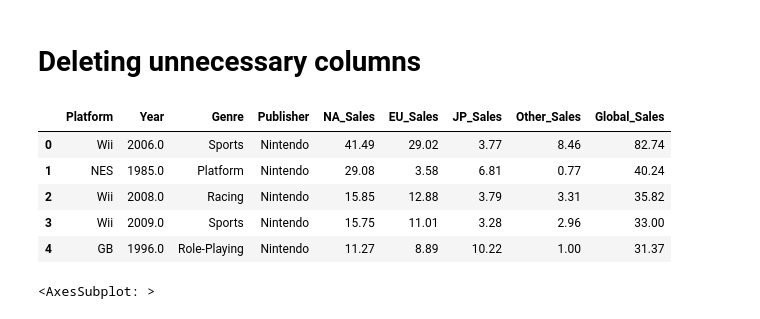
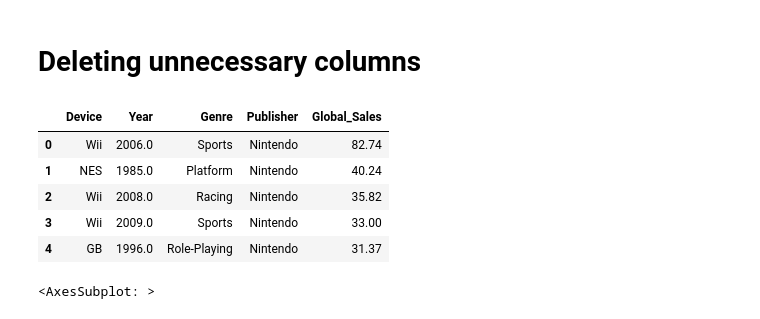
Before and after one commit to PKrystian/DataSetGames_Project, a Jupyter notebook: DataSetGames_Project.ipynb, the cells around one changed output. Drawn from its saved outputs; the diff is of its cells as text; code cells hidden in the pictures.

Commit message:
.gitignore: 	Removed tracking for __pycache__
DataManager:
	Fixed some methods ( added self etc. )

DataSetGames_Project:
	Switched cascading code to OOP based on created classes

```diff
--- a/DataSetGames_Project.ipynb
+++ b/DataSetGames_Project.ipynb
@@ -14,5 +17,7 @@ from sklearn import utils
 # %%
-games_dataset = pd.read_csv('vgsales.csv')
+Manager = DataManager()
+
+games_dataset = Manager.get_data('vgsales.csv')
 games_dataset.head(5)
 # %% [output]
 |  | Rank | Name | Platform | Year | Genre | Publisher | NA_Sales | EU_Sales | JP_Sales | Other_Sales | ... |
@@ -74,16 +79,20 @@ plt.show()
 # %% [markdown]
 # Deleting unnecessary columns
 # %%
-games_dataset.drop('Name', inplace=True, axis=1)
-games_dataset.drop('Rank', inplace=True, axis=1)
+# Dropping useless data
+
+Manager.rename_cols(games_dataset, ['Platform'], ['Device'])
+
+Manager.drop_cols(games_dataset, ['Name', 'Rank', 'NA_Sales', 'EU_Sales', 'JP_Sales', 'Other_Sales'])
+
 games_dataset.head(5)
 # %% [output]
-|  | Platform | Year | Genre | Publisher | NA_Sales | EU_Sales | JP_Sales | Other_Sales | Global_Sales |
-| 0 | Wii | 2006.0 | Sports | Nintendo | 41.49 | 29.02 | 3.77 | 8.46 | 82.74 |
-| 1 | NES | 1985.0 | Platform | Nintendo | 29.08 | 3.58 | 6.81 | 0.77 | 40.24 |
-| 2 | Wii | 2008.0 | Racing | Nintendo | 15.85 | 12.88 | 3.79 | 3.31 | 35.82 |
-| 3 | Wii | 2009.0 | Sports | Nintendo | 15.75 | 11.01 | 3.28 | 2.96 | 33.00 |
-| 4 | GB | 1996.0 | Role-Playing | Nintendo | 11.27 | 8.89 | 10.22 | 1.00 | 31.37 |
+|  | Device | Year | Genre | Publisher | Global_Sales |
+| 0 | Wii | 2006.0 | Sports | Nintendo | 82.74 |
+| 1 | NES | 1985.0 | Platform | Nintendo | 40.24 |
+| 2 | Wii | 2008.0 | Racing | Nintendo | 35.82 |
+| 3 | Wii | 2009.0 | Sports | Nintendo | 33.00 |
+| 4 | GB | 1996.0 | Role-Playing | Nintendo | 31.37 |
 # %%
 # Dropping unnecessarily scarce data ( insignificant for model )
 
```
Also changed, not shown: parts of 11 cells of this notebook, 2 other files.
